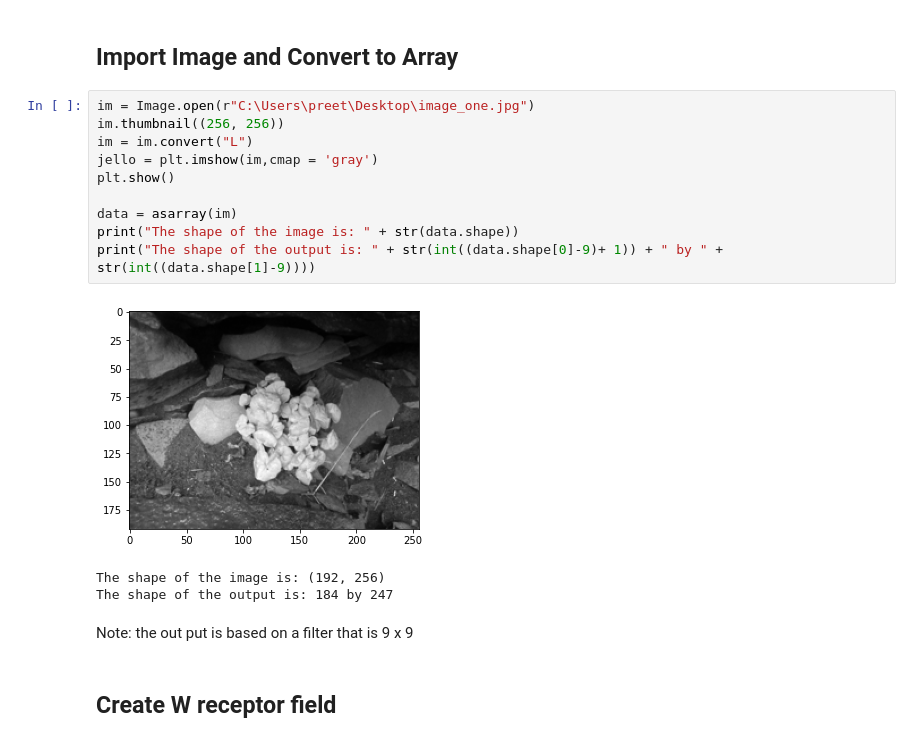
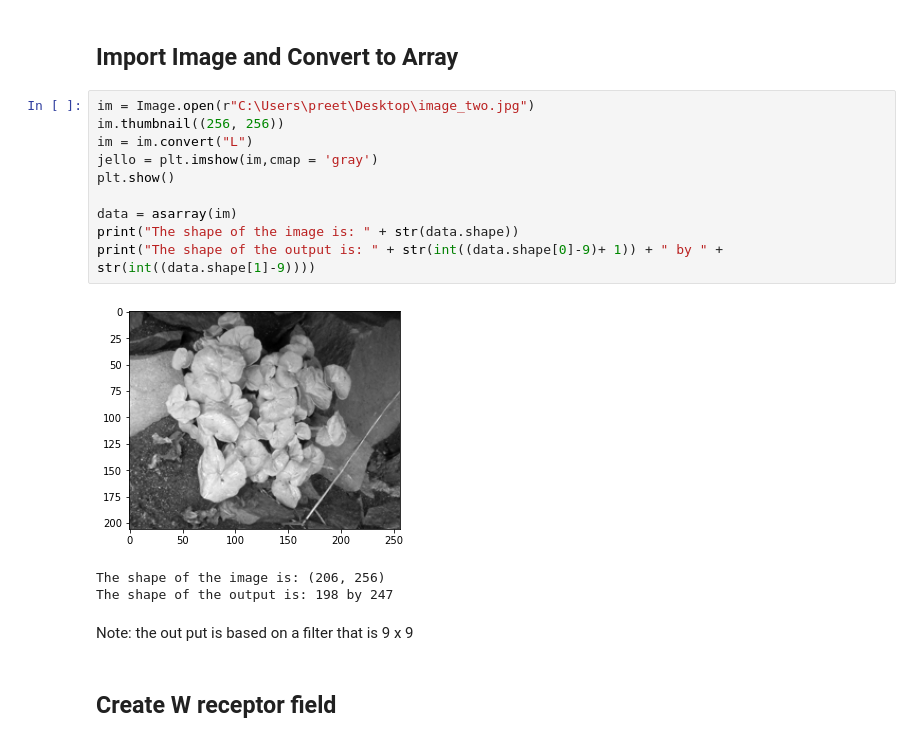
Before and after one commit to pre6/Jupyter-Notebooks, a Jupyter notebook: Simple Retinal CNN.ipynb, the cells around one changed output. Cells and saved outputs as stored; diff of their text form.

```diff
--- a/Simple Retinal CNN.ipynb
+++ b/Simple Retinal CNN.ipynb
@@ -10,20 +10,20 @@ from numpy import asarray
 # %% [markdown]
 ## Import Image and Convert to Array
 # %%
-im = Image.open(r"C:\Users\preet\Desktop\image_one.jpg")
+im = Image.open(r"C:\Users\preet\Desktop\image_two.jpg")
 im.thumbnail((256, 256))
 im = im.convert("L")
 jello = plt.imshow(im,cmap = 'gray')
 plt.show()
 
 data = asarray(im)
 print("The shape of the image is: " + str(data.shape))
 print("The shape of the output is: " + str(int((data.shape[0]-9)+ 1)) + " by " + str(int((data.shape[1]-9))))
 # %% [output]
-[figure, old version]
+[figure, new version]
-The shape of the image is: (192, 256)
-The shape of the output is: 184 by 247
+The shape of the image is: (206, 256)
+The shape of the output is: 198 by 247
-# %% [markdown]
-Note: the out put is based on a filter that is 9 x 9
+# %% [markdown]
+Note: the out put is based on a filter that is 9 x 9
 # %% [markdown]
 ## Create W receptor field
```
Also changed, not shown: parts of 7 cells of this notebook.
